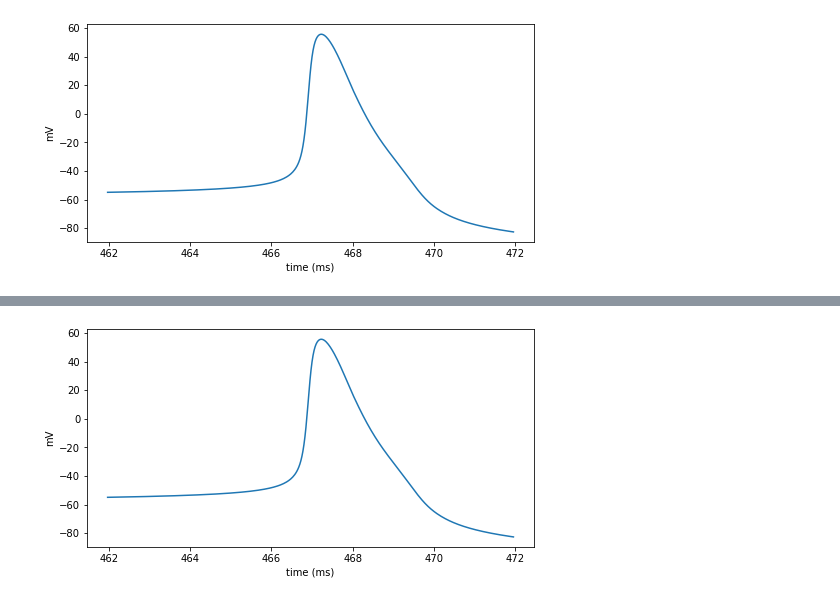
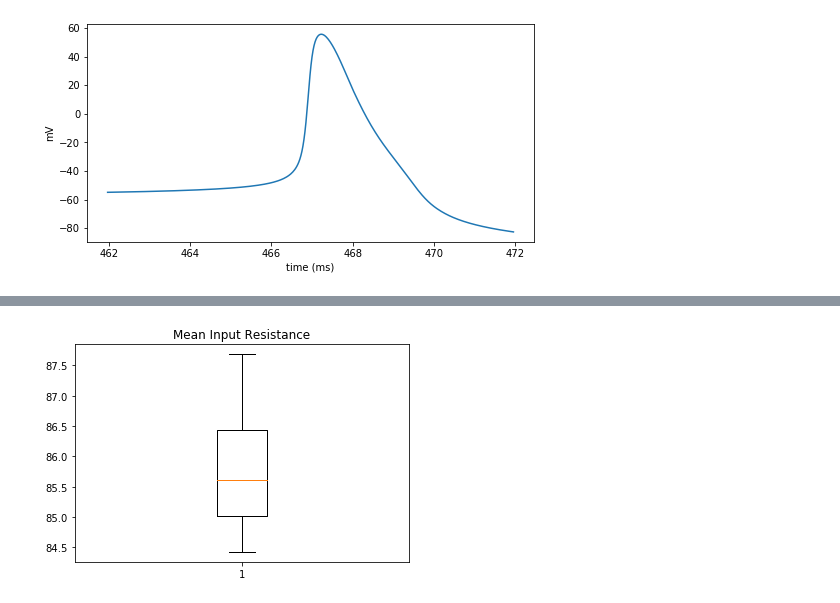
Before and after one commit to jhnnsrs/layer5-pyramidal-model, a Jupyter notebook: notebooks/Rheobase.ipynb, the cells around one changed output, grey strips where cells are left out. Saved outputs shown, nothing was run; the diff lists cells and outputs as text; code cells hidden in the pictures.

```diff
--- a/notebooks/Rheobase.ipynb
+++ b/notebooks/Rheobase.ipynb
@@ -132,11 +117,10 @@ inputresistances.mean()
-# %%
-# One Trace
-import numpy as np
-
-pyplot.figure(figsize=(8,4)) # Default figsize is (8,6)
-pyplot.plot(isolatedapt, isolatedapv)
-pyplot.xlabel('time (ms)')
-pyplot.ylabel('mV')
-pyplot.show()
-# %% [output]
-[figure, removed]
+# %%
+import numpy as np
+from matplotlib import pyplot
+
+fig, axs = pyplot.subplots()
+axs.boxplot(inputresistances)
+axs.set_title("Mean Input Resistance")
+pyplot.show()
+# %% [output]
+[figure, added]
```
Also changed, not shown: parts of 6 cells of this notebook, 1 other file.
